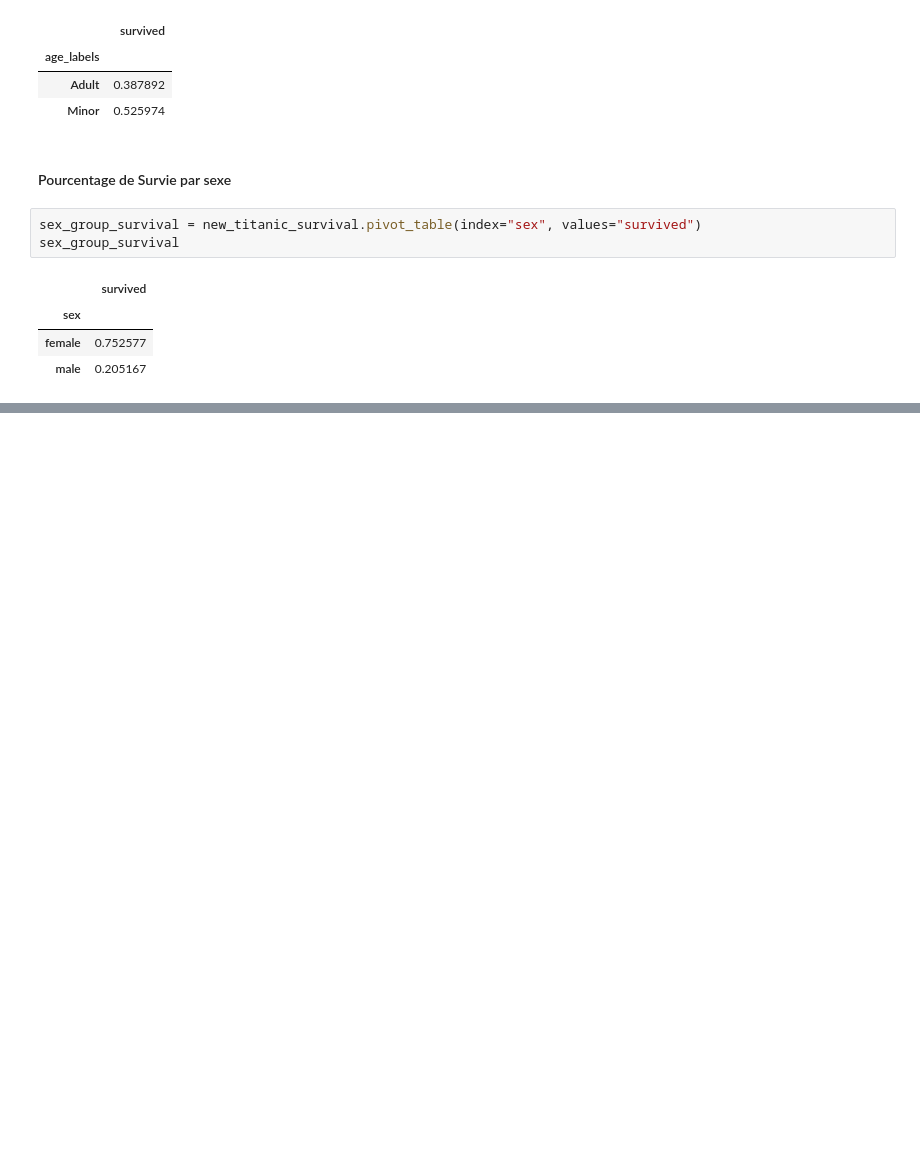
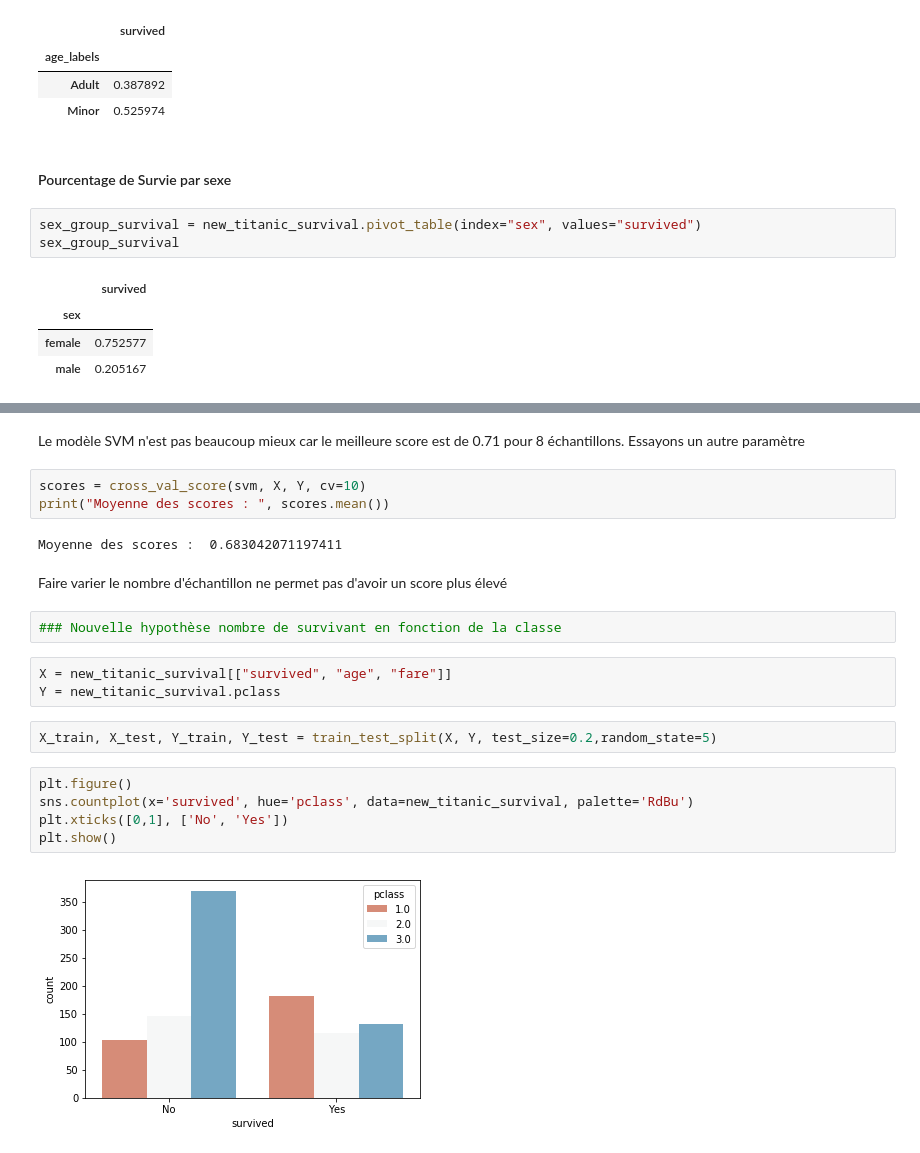
Before and after one commit to edooby/titanic_survival, a Jupyter notebook: Titanic Survival.ipynb, the cells around one changed output, grey strips where cells are left out. Saved outputs shown, nothing was run; the diff lists cells and outputs as text; blank space fills up the shorter version.

```diff
--- a/Titanic Survival.ipynb
+++ b/Titanic Survival.ipynb
@@ -121,0 +278,23 @@ sex_group_survival
+# %% [markdown]
+Le modèle SVM n'est pas beaucoup mieux car le meilleure score est de 0.71 pour 8 échantillons. Essayons un autre paramètre
+# %%
+scores = cross_val_score(svm, X, Y, cv=10)
+print("Moyenne des scores : ", scores.mean())
+# %% [output]
+Moyenne des scores :  0.683042071197411
+# %% [markdown]
+Faire varier le nombre d'échantillon ne permet pas d'avoir un score plus élevé
+# %%
+### Nouvelle hypothèse nombre de survivant en fonction de la classe
+# %%
+X = new_titanic_survival[["survived", "age", "fare"]]
+Y = new_titanic_survival.pclass
+# %%
+X_train, X_test, Y_train, Y_test = train_test_split(X, Y, test_size=0.2,random_state=5)
+# %%
+plt.figure()
+sns.countplot(x='survived', hue='pclass', data=new_titanic_survival, palette='RdBu')
+plt.xticks([0,1], ['No', 'Yes'])
+plt.show()
+# %% [output]
+[figure, added]
```
Also changed, not shown: parts of 42 cells of this notebook.
